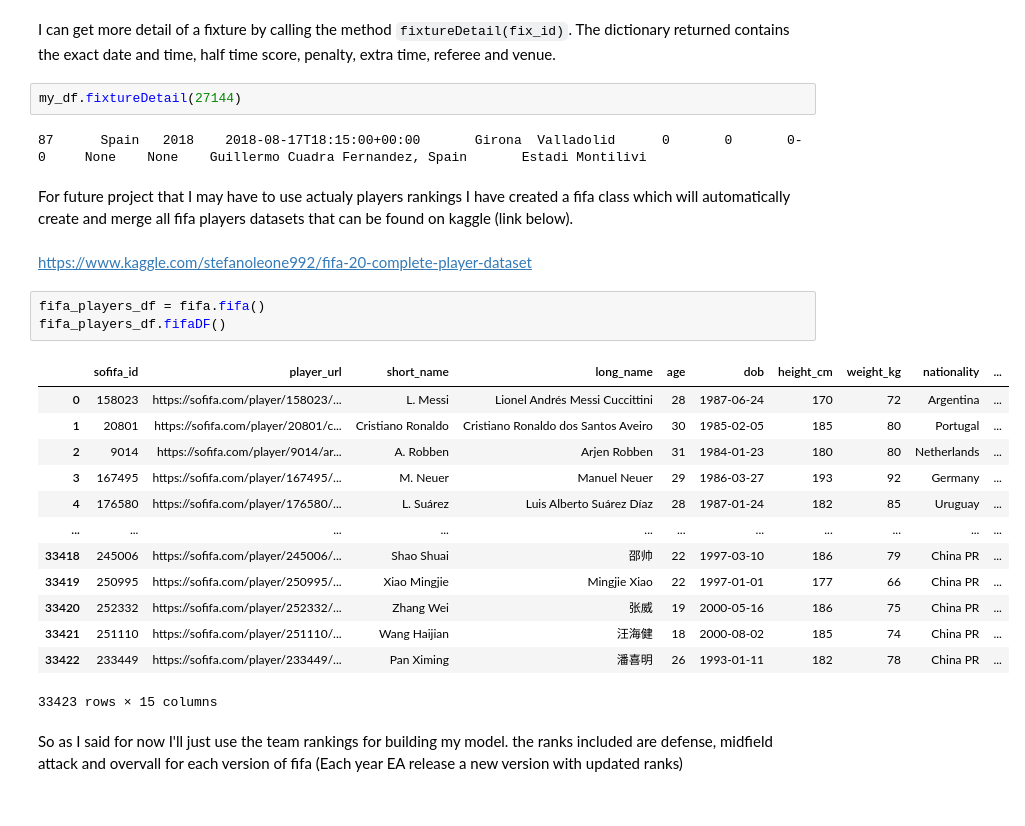
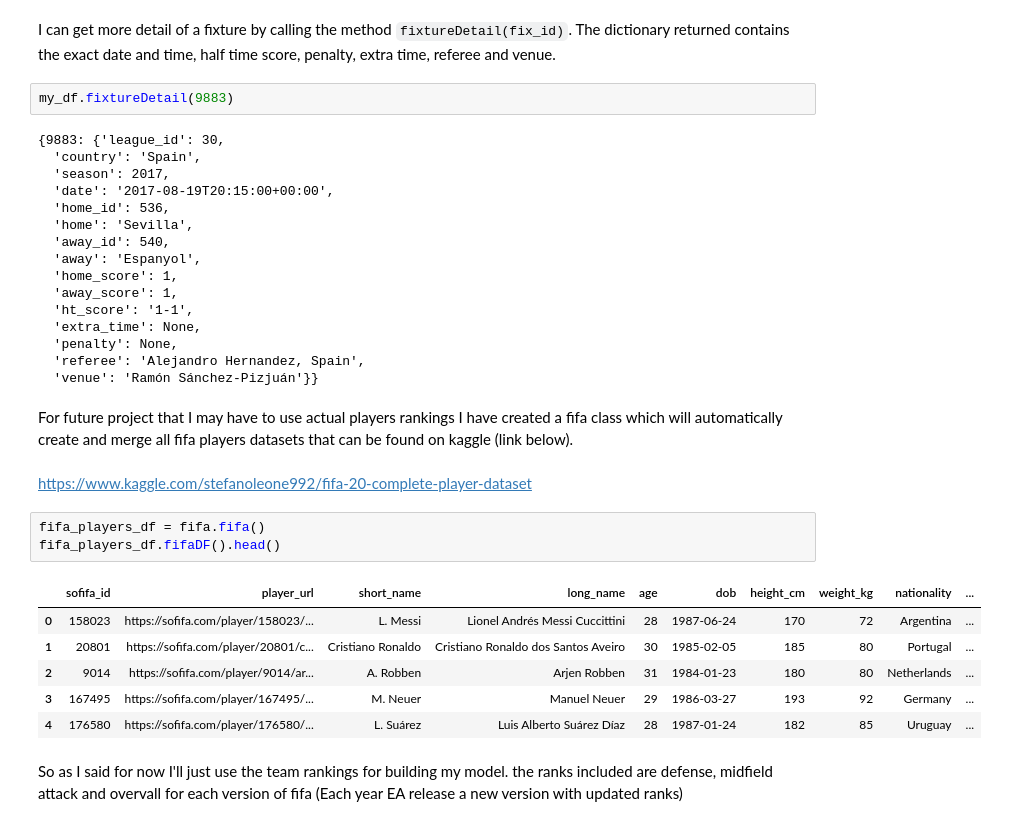
Before and after one commit to bm1125/fifa, a Jupyter notebook: Football Predictions.ipynb, the cells around one changed output. Saved outputs shown, nothing was run; the diff lists cells and outputs as text.

```diff
--- a/Football Predictions.ipynb
+++ b/Football Predictions.ipynb
@@ -72,31 +85,38 @@ my_df.FixturesDF()
 # %% [markdown]
 I can get more detail of a fixture by calling the method `fixtureDetail(fix_id)`. The dictionary returned contains the exact date and time, half time score, penalty, extra time, referee and venue.
 # %%
-my_df.fixtureDetail(27144)
+my_df.fixtureDetail(9883)
 # %% [output]
-87      Spain   2018    2018-08-17T18:15:00+00:00       Girona  Valladolid      0       0       0-0     None    None    Guillermo Cuadra Fernandez, Spain       Estadi Montilivi
+{9883: {'league_id': 30,
+  'country': 'Spain',
+  'season': 2017,
+  'date': '2017-08-19T20:15:00+00:00',
+  'home_id': 536,
+  'home': 'Sevilla',
+  'away_id': 540,
+  'away': 'Espanyol',
+  'home_score': 1,
+  'away_score': 1,
+  'ht_score': '1-1',
+  'extra_time': None,
+  'penalty': None,
+  'referee': 'Alejandro Hernandez, Spain',
+  'venue': 'Ramón Sánchez-Pizjuán'}}
 # %% [markdown]
-For future project that I may have to use actualy players rankings I have created a fifa class which will automatically
+For future project that I may have to use actual players rankings I have created a fifa class which will automatically
 create and merge all fifa players datasets that can be found on kaggle (link below).
 # %% [markdown]
 https://www.kaggle.com/stefanoleone992/fifa-20-complete-player-dataset
 # %%
 fifa_players_df = fifa.fifa()
-fifa_players_df.fifaDF()
+fifa_players_df.fifaDF().head()
 # %% [output]
 |  | sofifa_id | player_url | short_name | long_name | age | dob | height_cm | weight_kg | nationality | ... |
 | 0 | 158023 | https://sofifa.com/player/158023/... | L. Messi | Lionel Andrés Messi Cuccittini | 28 | 1987-06-24 | 170 | 72 | Argentina | ... |
 | 1 | 20801 | https://sofifa.com/player/20801/c... | Cristiano Ronaldo | Cristiano Ronaldo dos Santos Aveiro | 30 | 1985-02-05 | 185 | 80 | Portugal | ... |
 | 2 | 9014 | https://sofifa.com/player/9014/ar... | A. Robben | Arjen Robben | 31 | 1984-01-23 | 180 | 80 | Netherlands | ... |
 | 3 | 167495 | https://sofifa.com/player/167495/... | M. Neuer | Manuel Neuer | 29 | 1986-03-27 | 193 | 92 | Germany | ... |
 | 4 | 176580 | https://sofifa.com/player/176580/... | L. Suárez | Luis Alberto Suárez Díaz | 28 | 1987-01-24 | 182 | 85 | Uruguay | ... |
-| ... | ... | ... | ... | ... | ... | ... | ... | ... | ... | ... |
-| 33418 | 245006 | https://sofifa.com/player/245006/... | Shao Shuai | 邵帅 | 22 | 1997-03-10 | 186 | 79 | China PR | ... |
-| 33419 | 250995 | https://sofifa.com/player/250995/... | Xiao Mingjie | Mingjie Xiao | 22 | 1997-01-01 | 177 | 66 | China PR | ... |
-| 33420 | 252332 | https://sofifa.com/player/252332/... | Zhang Wei | 张威 | 19 | 2000-05-16 | 186 | 75 | China PR | ... |
-| 33421 | 251110 | https://sofifa.com/player/251110/... | Wang Haijian | 汪海健 | 18 | 2000-08-02 | 185 | 74 | China PR | ... |
-| 33422 | 233449 | https://sofifa.com/player/233449/... | Pan Ximing | 潘喜明 | 26 | 1993-01-11 | 182 | 78 | China PR | ... |
-33423 rows × 15 columns
 # %% [markdown]
 So as I said for now I'll just use the team rankings for building my model. the ranks included are defense, midfield
 attack and overvall for each version of fifa (Each year EA release a new version with updated ranks)
```
Also changed, not shown: parts of 37 cells of this notebook, 2 other files.
